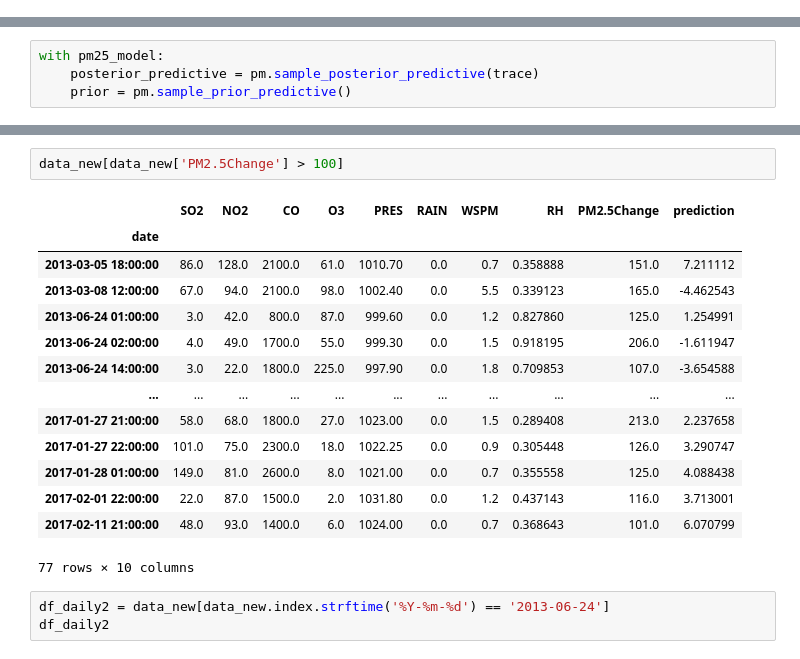
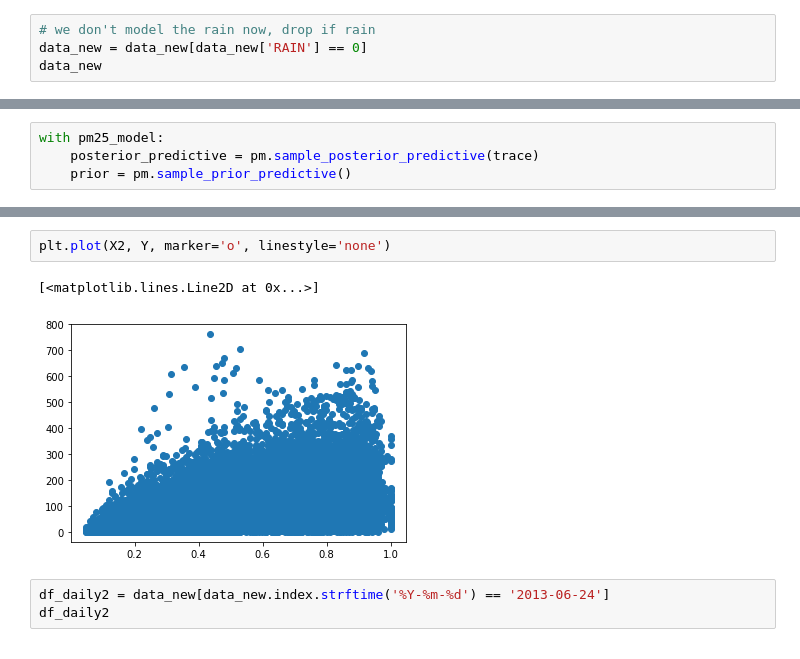
Before and after one commit to Dalanke/PM2.5_Prediction_Model, a Jupyter notebook: Bayesian Inference-Theoretical model.ipynb, the cells around one changed output, grey strips where cells are left out. Cells and saved outputs as stored; diff of their text form.

```diff
--- a/Bayesian Inference-Theoretical model.ipynb
+++ b/Bayesian Inference-Theoretical model.ipynb
@@ -239,0 +253,4 @@ def relu(x):
+# %%
+# we don't model the rain now, drop if rain
+data_new = data_new[data_new['RAIN'] == 0]
+data_new
@@ -333,20 +413,8 @@ data_new['prediction'].plot()
-# %%
-data_new[data_new['PM2.5Change'] > 100]
-# %% [output]
-|  | SO2 | NO2 | CO | O3 | PRES | RAIN | WSPM | RH | PM2.5Change | prediction |
-| date |  |  |  |  |  |  |  |  |  |  |
-| 2013-03-05 18:00:00 | 86.0 | 128.0 | 2100.0 | 61.0 | 1010.70 | 0.0 | 0.7 | 0.358888 | 151.0 | 7.211112 |
-| 2013-03-08 12:00:00 | 67.0 | 94.0 | 2100.0 | 98.0 | 1002.40 | 0.0 | 5.5 | 0.339123 | 165.0 | -4.462543 |
-| 2013-06-24 01:00:00 | 3.0 | 42.0 | 800.0 | 87.0 | 999.60 | 0.0 | 1.2 | 0.827860 | 125.0 | 1.254991 |
-| 2013-06-24 02:00:00 | 4.0 | 49.0 | 1700.0 | 55.0 | 999.30 | 0.0 | 1.5 | 0.918195 | 206.0 | -1.611947 |
-| 2013-06-24 14:00:00 | 3.0 | 22.0 | 1800.0 | 225.0 | 997.90 | 0.0 | 1.8 | 0.709853 | 107.0 | -3.654588 |
-| ... | ... | ... | ... | ... | ... | ... | ... | ... | ... | ... |
-| 2017-01-27 21:00:00 | 58.0 | 68.0 | 1800.0 | 27.0 | 1023.00 | 0.0 | 1.5 | 0.289408 | 213.0 | 2.237658 |
-| 2017-01-27 22:00:00 | 101.0 | 75.0 | 2300.0 | 18.0 | 1022.25 | 0.0 | 0.9 | 0.305448 | 126.0 | 3.290747 |
-| 2017-01-28 01:00:00 | 149.0 | 81.0 | 2600.0 | 8.0 | 1021.00 | 0.0 | 0.7 | 0.355558 | 125.0 | 4.088438 |
-| 2017-02-01 22:00:00 | 22.0 | 87.0 | 1500.0 | 2.0 | 1031.80 | 0.0 | 1.2 | 0.437143 | 116.0 | 3.713001 |
-| 2017-02-11 21:00:00 | 48.0 | 93.0 | 1400.0 | 6.0 | 1024.00 | 0.0 | 0.7 | 0.368643 | 101.0 | 6.070799 |
-77 rows × 10 columns
+# %%
+plt.plot(X2, Y, marker='o', linestyle='none')
+# %% [output]
+[<matplotlib.lines.Line2D at 0x...>]
+[figure, added]
 # %%
 df_daily2 = data_new[data_new.index.strftime('%Y-%m-%d') == '2013-06-24']
 df_daily2
```
Also changed, not shown: parts of 17 cells of this notebook, 1 other file.
